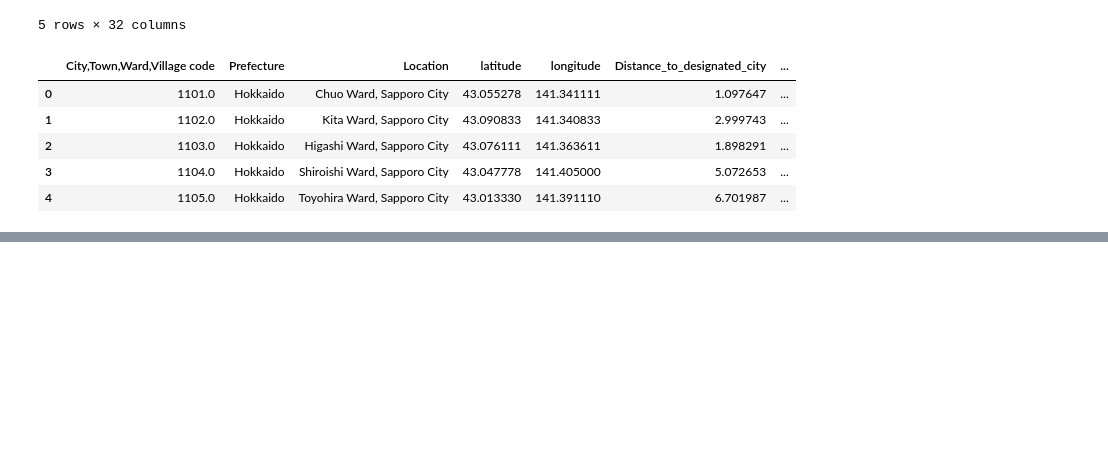
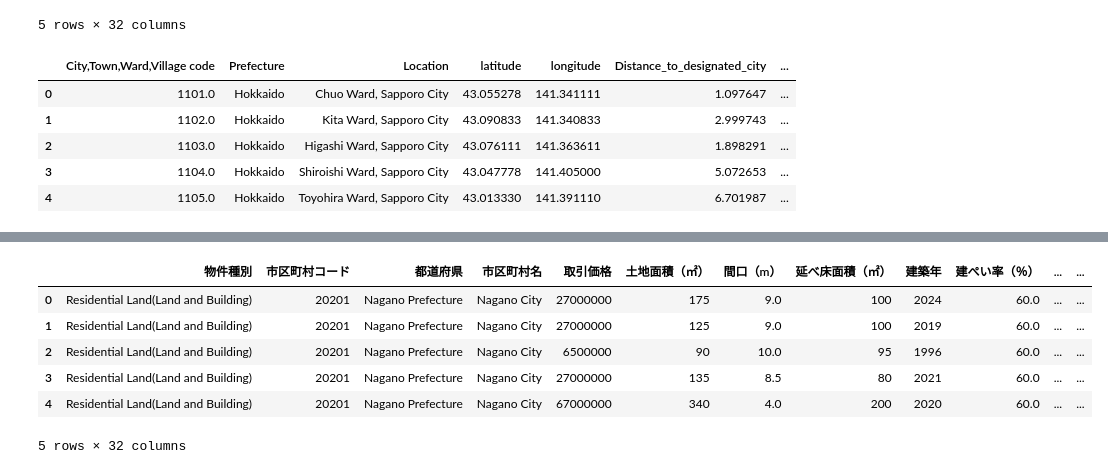
Before and after one commit to RyosukeAlex/japanese-housing-price-prediction, a Jupyter notebook: jp_housing_price_prediction.ipynb, the cells around one changed output, grey strips where cells are left out. Saved outputs shown, nothing was run; the diff lists cells and outputs as text; code cells hidden in the pictures; blank space fills up the shorter version.

```diff
--- a/jp_housing_price_prediction.ipynb
+++ b/jp_housing_price_prediction.ipynb
@@ -25,0 +61,50 @@ df_location.head()
+# %%
+# 英語 → 日本語の辞書を作成
+column_rename_dict = {
+    "Type": "物件種別",
+    "City,Town,Ward,Village code": "市区町村コード",
+    "Prefecture": "都道府県",
+    "Location": "市区町村名",
+    "TotalTransactionValue": "取引価格",
+    "Area": "土地面積（㎡）",
+    "Frontage": "間口（m）",
+    "TotalFloorArea": "延べ床面積（㎡）",
+    "ConstructionYear": "建築年",
+    "BuildingCoverageRatio": "建ぺい率（％）",
+    "FloorAreaRatio": "容積率（％）",
+    "Quarter": "四半期",
+    "Year": "年度",
+    "RegionCommercialArea": "商業地域フラグ",
+    "RegionIndustrialArea": "工業地域フラグ",
+    "RegionPotentialResidentialArea": "準住居地域フラグ",
+    "RegionResidentialArea": "住居地域フラグ",
+    "MunicipalityCategory": "市区町村分類コード",
+    "Region_Chubu": "中部地方フラグ",
+    "AverageTimeToStation": "駅までの平均時間（分）",
+    "FloorAreaGreaterFLag": "延床面積大フラグ",
+    "BeforeWarFlag": "戦前建築フラグ",
+    "frontage_greater_than_50": "間口50m超フラグ",
+    "AreaGreaterFlag": "土地広大フラグ",
+    "Region_Chugoku": "中国地方フラグ",
+    "Region_Hokkaido": "北海道地方フラグ",
+    "Region_Kansai": "関西地方フラグ",
+    "Region_Kanto": "関東地方フラグ",
+    "Region_Kyushu": "九州地方フラグ",
+    "Region_Shikoku": "四国地方フラグ",
+    "Region_Tohoku": "東北地方フラグ",
+    "Migration": "転入者数",
+    "BuildingAge": "築年数"
+}
+
+# 列名を置換
+df_main.rename(columns=column_rename_dict, inplace=True)
+# %%
+df_main.head()
+# %% [output]
+|  | 物件種別 | 市区町村コード | 都道府県 | 市区町村名 | 取引価格 | 土地面積（㎡） | 間口（m） | 延べ床面積（㎡） | 建築年 | 建ぺい率（％） | ... | ... |
+| 0 | Residential Land(Land and Building) | 20201 | Nagano Prefecture | Nagano City | 27000000 | 175 | 9.0 | 100 | 2024 | 60.0 | ... | ... |
+| 1 | Residential Land(Land and Building) | 20201 | Nagano Prefecture | Nagano City | 27000000 | 125 | 9.0 | 100 | 2019 | 60.0 | ... | ... |
+| 2 | Residential Land(Land and Building) | 20201 | Nagano Prefecture | Nagano City | 6500000 | 90 | 10.0 | 95 | 1996 | 60.0 | ... | ... |
+| 3 | Residential Land(Land and Building) | 20201 | Nagano Prefecture | Nagano City | 27000000 | 135 | 8.5 | 80 | 2021 | 60.0 | ... | ... |
+| 4 | Residential Land(Land and Building) | 20201 | Nagano Prefecture | Nagano City | 67000000 | 340 | 4.0 | 200 | 2020 | 60.0 | ... | ... |
+5 rows × 32 columns
```
Also changed, not shown: parts of 11 cells of this notebook.
